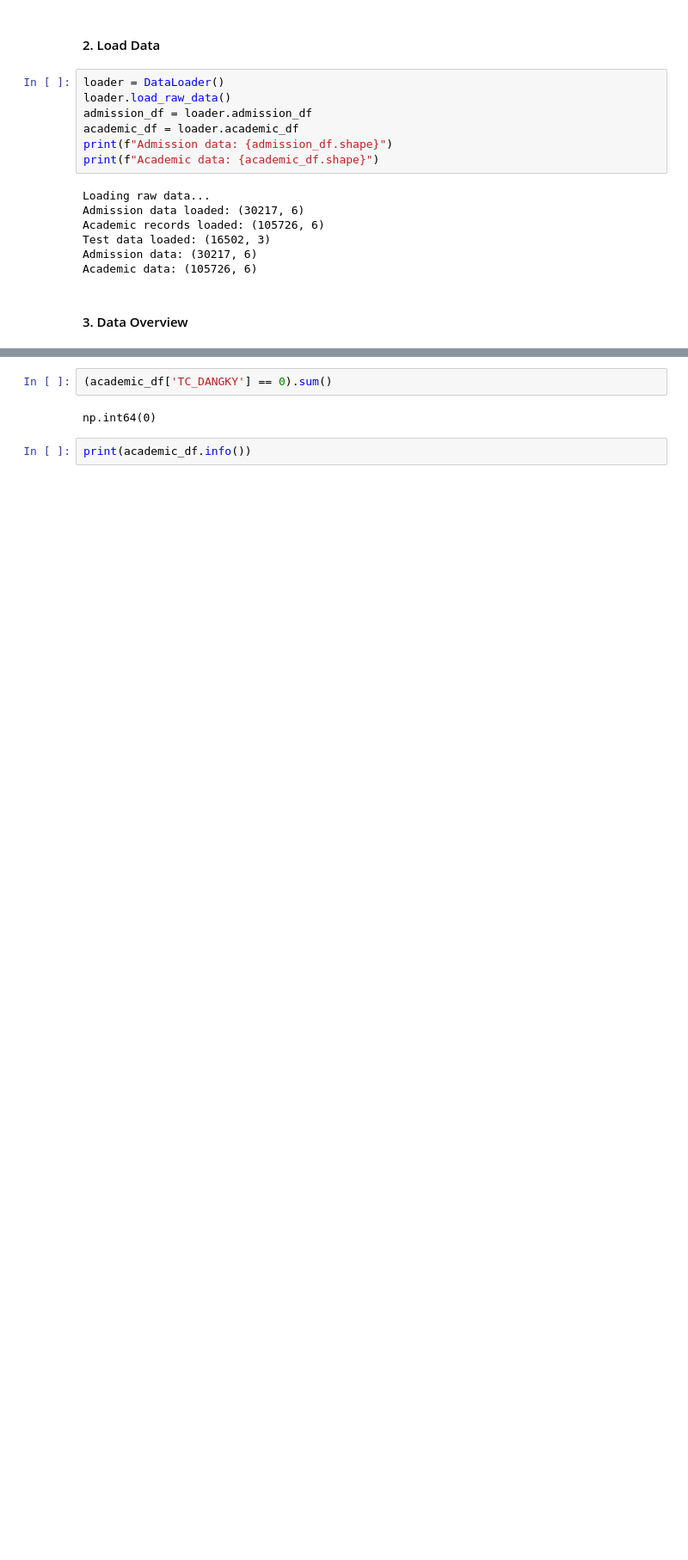
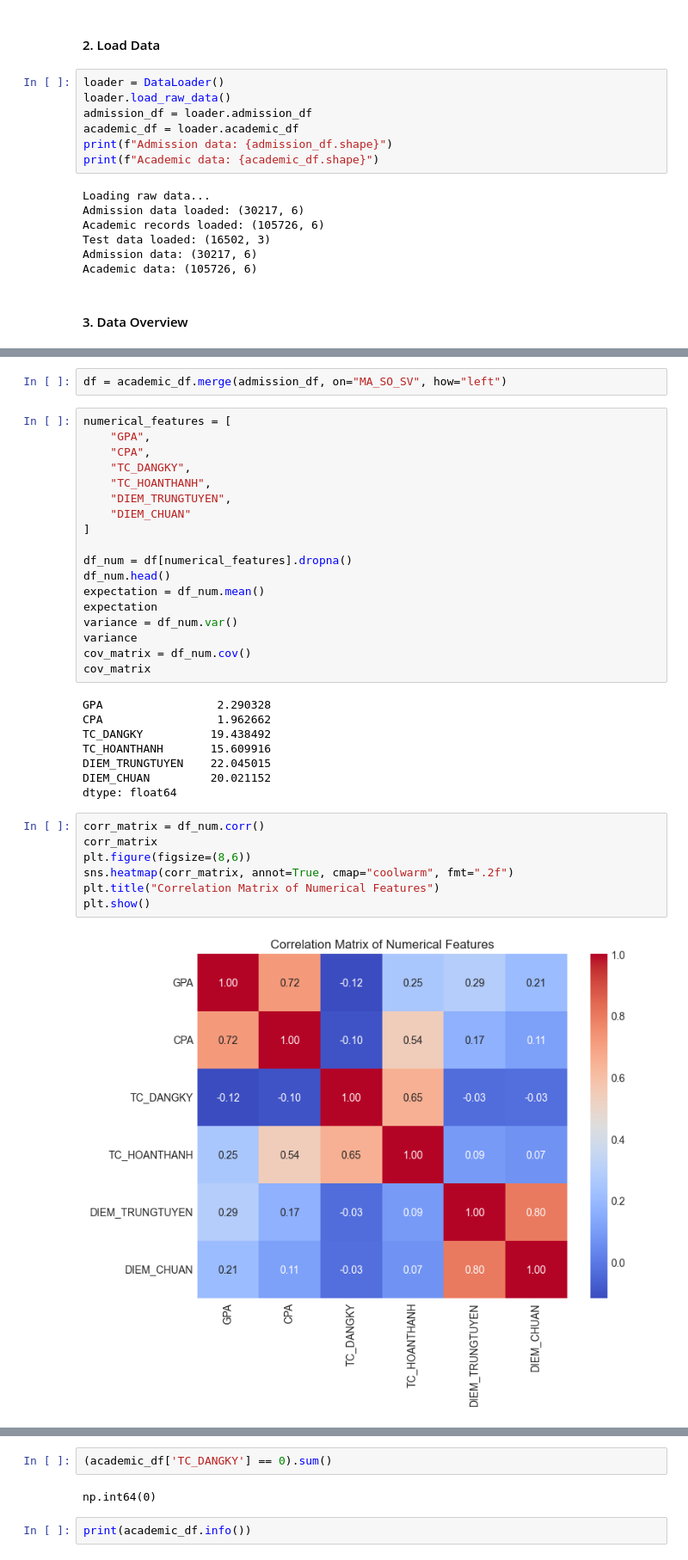
Before and after one commit to Vanh41/Learning-Progress-Prediction, a Jupyter notebook: notebooks/experimental/EDA.ipynb, the cells around one changed output, grey strips where cells are left out. Shown at 86% size. Drawn from its saved outputs; the diff is of its cells as text; blank space fills up the shorter version.

```diff
--- a/notebooks/experimental/EDA.ipynb
+++ b/notebooks/experimental/EDA.ipynb
@@ -67,0 +53,37 @@ None
+# %%
+df = academic_df.merge(admission_df, on="MA_SO_SV", how="left")
+# %%
+numerical_features = [
+    "GPA",
+    "CPA",
+    "TC_DANGKY",
+    "TC_HOANTHANH",
+    "DIEM_TRUNGTUYEN",
+    "DIEM_CHUAN"
+]
+
+df_num = df[numerical_features].dropna()
+df_num.head()
+expectation = df_num.mean()
+expectation
+variance = df_num.var()
+variance
+cov_matrix = df_num.cov()
+cov_matrix
+# %% [output]
+GPA                 2.290328
+CPA                 1.962662
+TC_DANGKY          19.438492
+TC_HOANTHANH       15.609916
+DIEM_TRUNGTUYEN    22.045015
+DIEM_CHUAN         20.021152
+dtype: float64
+# %%
+corr_matrix = df_num.corr()
+corr_matrix
+plt.figure(figsize=(8,6))
+sns.heatmap(corr_matrix, annot=True, cmap="coolwarm", fmt=".2f")
+plt.title("Correlation Matrix of Numerical Features")
+plt.show()
+# %% [output]
+[figure, added]
```
Also changed, not shown: parts of 5 cells of this notebook, 18 other files.
